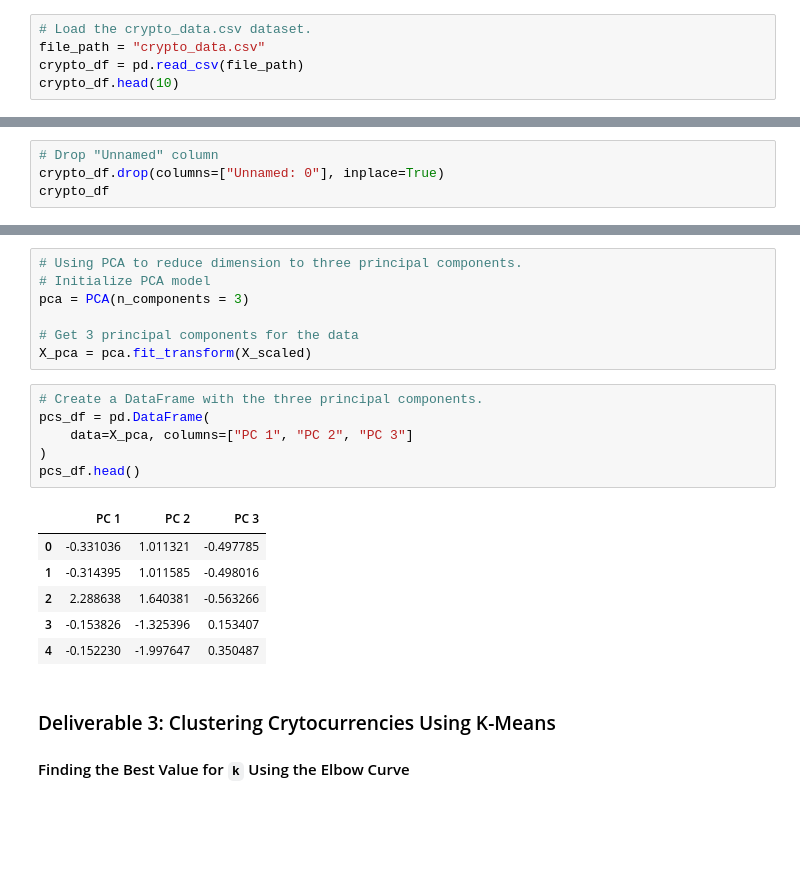
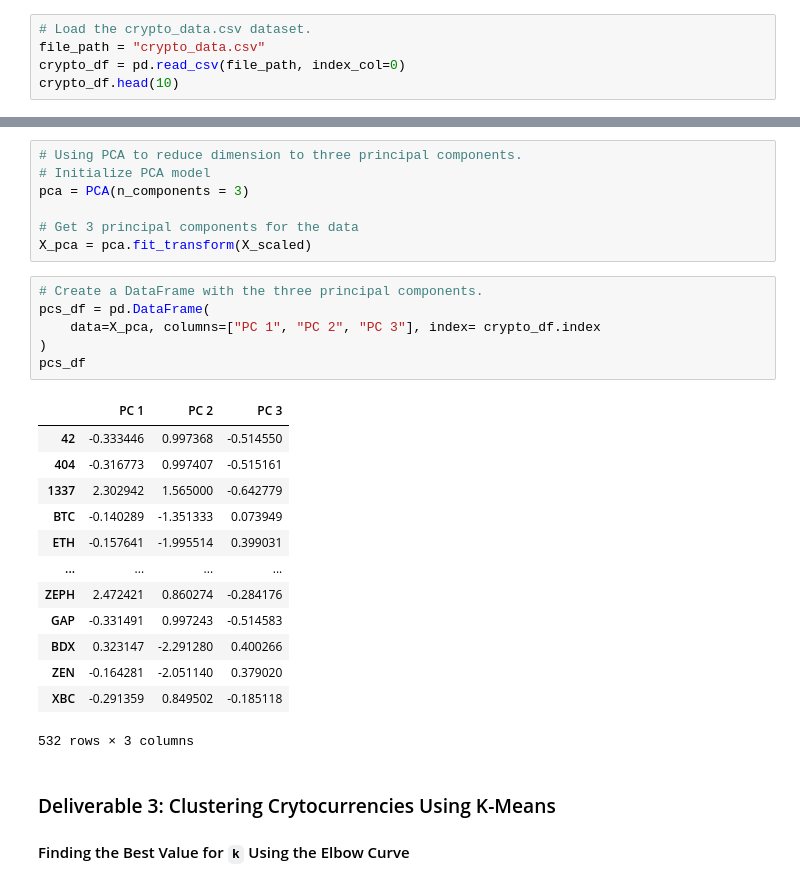
Before and after one commit to ahmed17777/Cryptocurrencies, a Jupyter notebook: crypto_clustering.ipynb, the cells around one changed output, grey strips where cells are left out. Cells and saved outputs as stored; diff of their text form; blank space fills up the shorter version.

```diff
--- a/crypto_clustering.ipynb
+++ b/crypto_clustering.ipynb
@@ -17,6 +17,6 @@ from sklearn.cluster import KMeans
 # %%
 # Load the crypto_data.csv dataset.
 file_path = "crypto_data.csv"
-crypto_df = pd.read_csv(file_path)
+crypto_df = pd.read_csv(file_path, index_col=0)
 crypto_df.head(10)
 # %% [output]
@@ -150,4 +145,0 @@ crypto_df
-# %%
-# Drop "Unnamed" column
-crypto_df.drop(columns=["Unnamed: 0"], inplace=True)
-crypto_df
@@ -219,16 +197,23 @@ X_pca = pca.fit_transform(X_scaled)
 # %%
 # Create a DataFrame with the three principal components.
 pcs_df = pd.DataFrame(
-    data=X_pca, columns=["PC 1", "PC 2", "PC 3"]
+    data=X_pca, columns=["PC 1", "PC 2", "PC 3"], index= crypto_df.index
 )
-pcs_df.head()
+pcs_df
 # %% [output]
 |  | PC 1 | PC 2 | PC 3 |
-| 0 | -0.331036 | 1.011321 | -0.497785 |
-| 1 | -0.314395 | 1.011585 | -0.498016 |
-| 2 | 2.288638 | 1.640381 | -0.563266 |
-| 3 | -0.153826 | -1.325396 | 0.153407 |
-| 4 | -0.152230 | -1.997647 | 0.350487 |
+| 42 | -0.333446 | 0.997368 | -0.514550 |
+| 404 | -0.316773 | 0.997407 | -0.515161 |
+| 1337 | 2.302942 | 1.565000 | -0.642779 |
+| BTC | -0.140289 | -1.351333 | 0.073949 |
+| ETH | -0.157641 | -1.995514 | 0.399031 |
+| ... | ... | ... | ... |
+| ZEPH | 2.472421 | 0.860274 | -0.284176 |
+| GAP | -0.331491 | 0.997243 | -0.514583 |
+| BDX | 0.323147 | -2.291280 | 0.400266 |
+| ZEN | -0.164281 | -2.051140 | 0.379020 |
+| XBC | -0.291359 | 0.849502 | -0.185118 |
+532 rows × 3 columns
 # %% [markdown]
 ### Deliverable 3: Clustering Crytocurrencies Using K-Means
 
```
Also changed, not shown: parts of 11 cells of this notebook.
